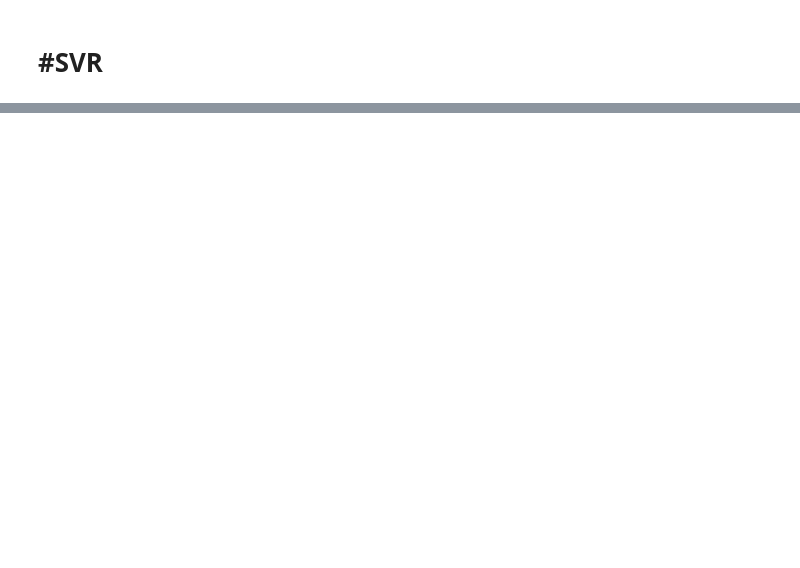
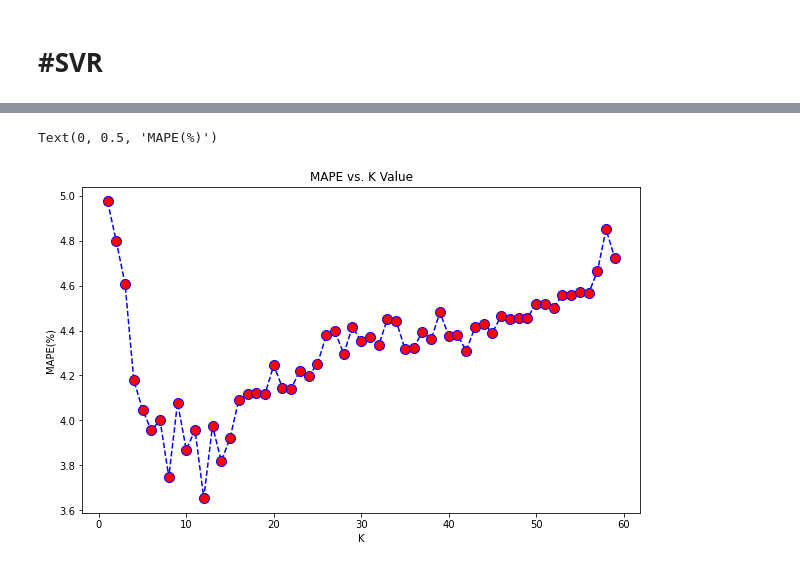
Before and after one commit to kentwx/hw2_M11023009, a Jupyter notebook: 1106_Bean.ipynb, the cells around one changed output, grey strips where cells are left out. Cells and saved outputs as stored; diff of their text form; code cells hidden in the pictures; blank space fills up the shorter version.

```diff
--- a/1106_Bean.ipynb
+++ b/1106_Bean.ipynb
@@ -191,0 +278,10 @@ Text(0, 0.5, 'Measured')
+# %%
+#將k=1~60的MAPE製圖畫出。
+plt.figure(figsize=(10,6))
+plt.plot(range(1,60),mape,color='blue',linestyle='dashed',marker='o',markerfacecolor='red',markersize=10)
+plt.title('MAPE vs. K Value')
+plt.xlabel('K')
+plt.ylabel('MAPE(%)')
+# %% [output]
+Text(0, 0.5, 'MAPE(%)')
+[figure, added]
```
Also changed, not shown: parts of 29 cells of this notebook, 1 other file.
